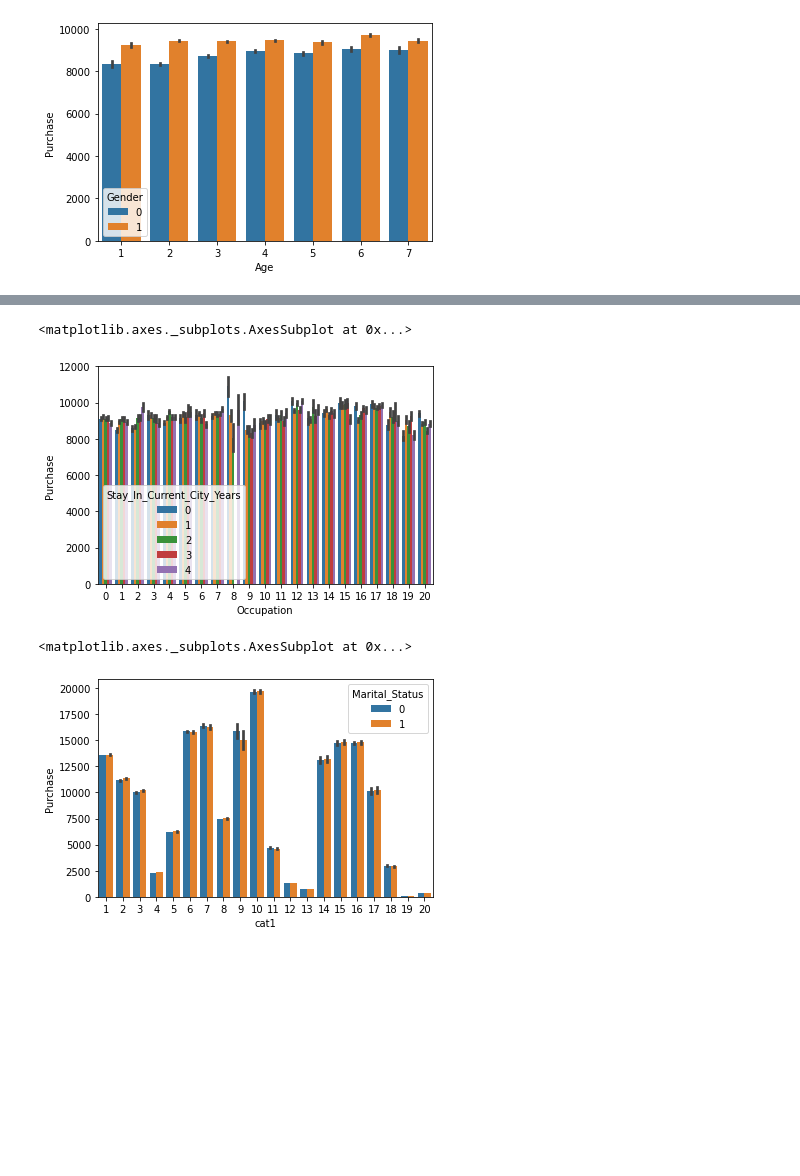
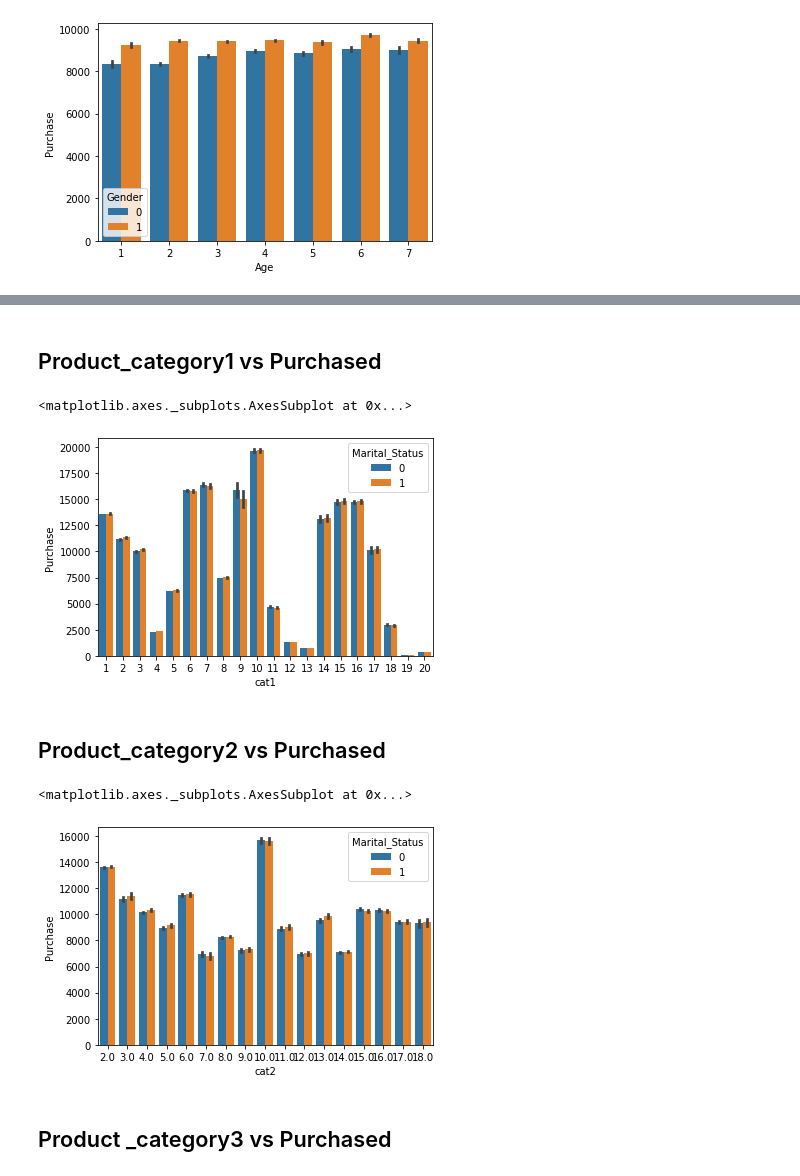
Before and after one commit to Riaduddin/EDA, a Jupyter notebook: Black_Friday_Sales_Analysis/Black_Friday.ipynb, the cells around one changed output, grey strips where cells are left out. Saved outputs shown, nothing was run; the diff lists cells and outputs as text; code cells hidden in the pictures; blank space fills up the shorter version.

```diff
--- a/Black_Friday_Sales_Analysis/Black_Friday.ipynb
+++ b/Black_Friday_Sales_Analysis/Black_Friday.ipynb
@@ -282,11 +294,17 @@ sns.barplot('Age','Purchase',hue='Gender',data=df_copy)
+# %% [markdown]
+## Product_category1 vs Purchased
 # %%
-sns.barplot('Occupation','Purchase',hue='Stay_In_Current_City_Years',data=df_copy)
+sns.barplot(x='cat1',y='Purchase',hue='Marital_Status',data=df_copy)
 # %% [output]
 <matplotlib.axes._subplots.AxesSubplot at 0x...>
-[figure, old version]
+[figure, new version]
+# %% [markdown]
+## Product_category2 vs Purchased
 # %%
-sns.barplot('cat1','Purchase',hue='Marital_Status',data=df_copy)
+sns.barplot(x='cat2',y='Purchase',hue='Marital_Status',data=df_copy)
 # %% [output]
 <matplotlib.axes._subplots.AxesSubplot at 0x...>
-[figure, old version]
+[figure, new version]
+# %% [markdown]
+## Product _category3 vs Purchased
 # %%
```
Also changed, not shown: parts of 7 cells of this notebook.
